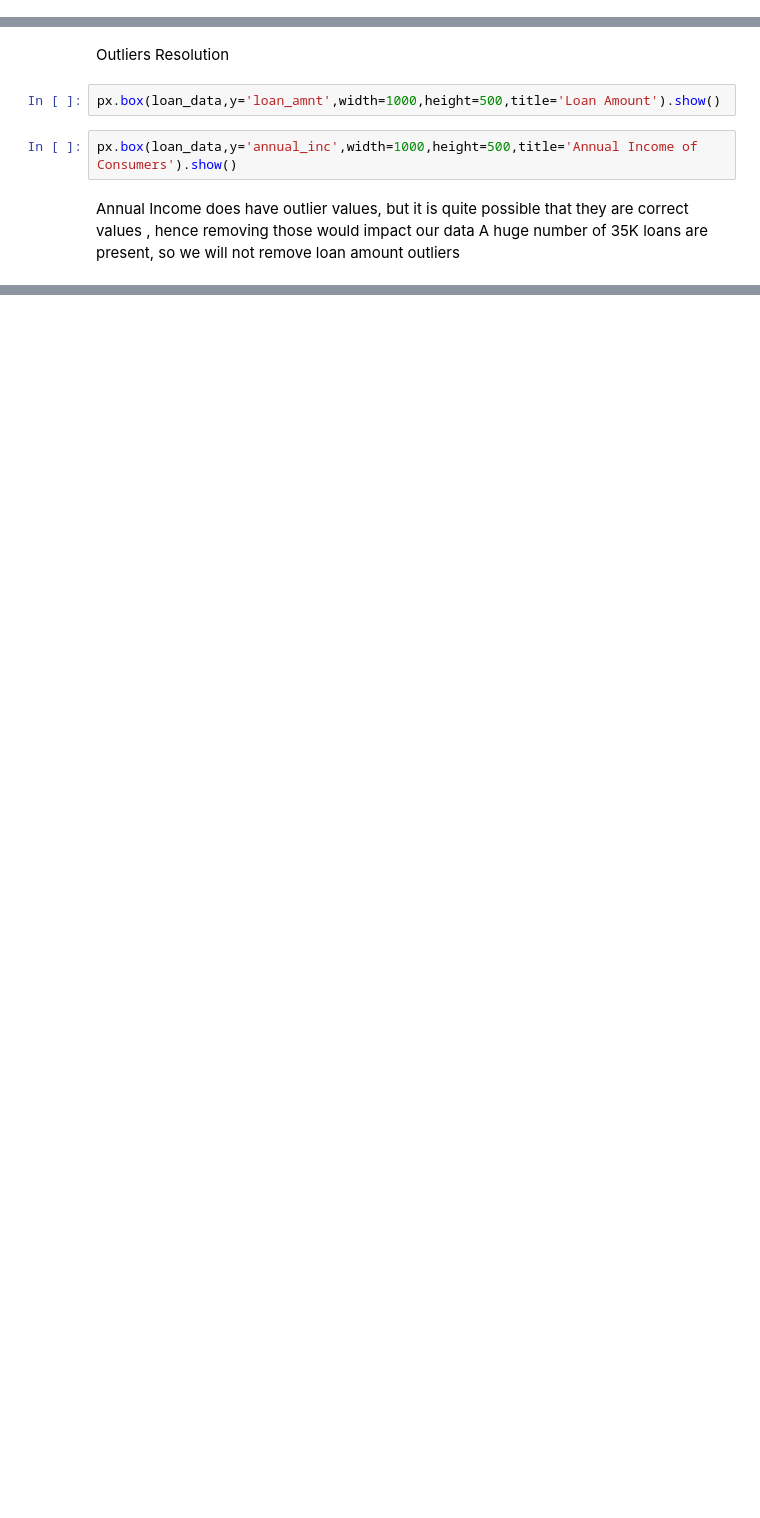
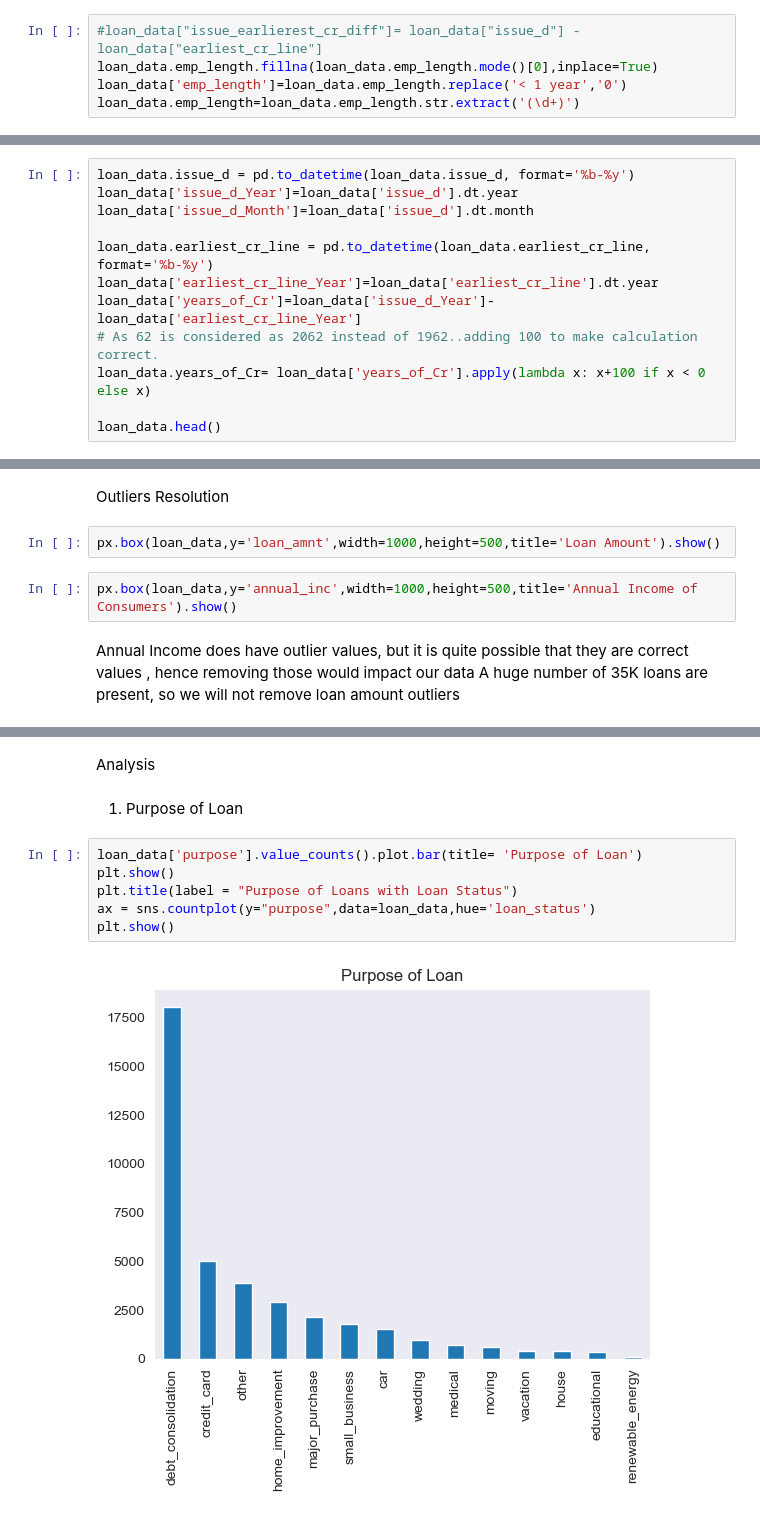
Before and after one commit to ajurawat/Lending-Club, a Jupyter notebook: Analysis.ipynb, the cells around one changed output, grey strips where cells are left out. Cells and saved outputs as stored; diff of their text form; blank space fills up the shorter version.

Commit message:
Analysis Python Update

```diff
--- a/Analysis.ipynb
+++ b/Analysis.ipynb
@@ -160,0 +203,5 @@ loan_data.revol_util = loan_data.revol_util.str[:-1].astype(float)
+# %%
+#loan_data["issue_earlierest_cr_diff"]= loan_data["issue_d"] -loan_data["earliest_cr_line"]
+loan_data.emp_length.fillna(loan_data.emp_length.mode()[0],inplace=True)
+loan_data['emp_length']=loan_data.emp_length.replace('< 1 year','0')
+loan_data.emp_length=loan_data.emp_length.str.extract('(\d+)')
@@ -160,0 +229,12 @@ loan_data.revol_util = loan_data.revol_util.str[:-1].astype(float)
+# %%
+loan_data.issue_d = pd.to_datetime(loan_data.issue_d, format='%b-%y')
+loan_data['issue_d_Year']=loan_data['issue_d'].dt.year
+loan_data['issue_d_Month']=loan_data['issue_d'].dt.month
+
+loan_data.earliest_cr_line = pd.to_datetime(loan_data.earliest_cr_line, format='%b-%y')
+loan_data['earliest_cr_line_Year']=loan_data['earliest_cr_line'].dt.year
+loan_data['years_of_Cr']=loan_data['issue_d_Year']-loan_data['earliest_cr_line_Year']
+# As 62 is considered as 2062 instead of 1962..adding 100 to make calculation correct.
+loan_data.years_of_Cr= loan_data['years_of_Cr'].apply(lambda x: x+100 if x < 0 else x)
+
+loan_data.head()
@@ -172,0 +260,12 @@ px.box(loan_data,y='earliest_cr_line',width=1000,height=500,title='Credit Line T
+# %% [markdown]
+Analysis
+# %% [markdown]
+1. Purpose of Loan
+# %%
+loan_data['purpose'].value_counts().plot.bar(title= 'Purpose of Loan')
+plt.show()
+plt.title(label = "Purpose of Loans with Loan Status")
+ax = sns.countplot(y="purpose",data=loan_data,hue='loan_status')
+plt.show()
+# %% [output]
+[figure, added]
```
Also changed, not shown: parts of 43 cells of this notebook.
